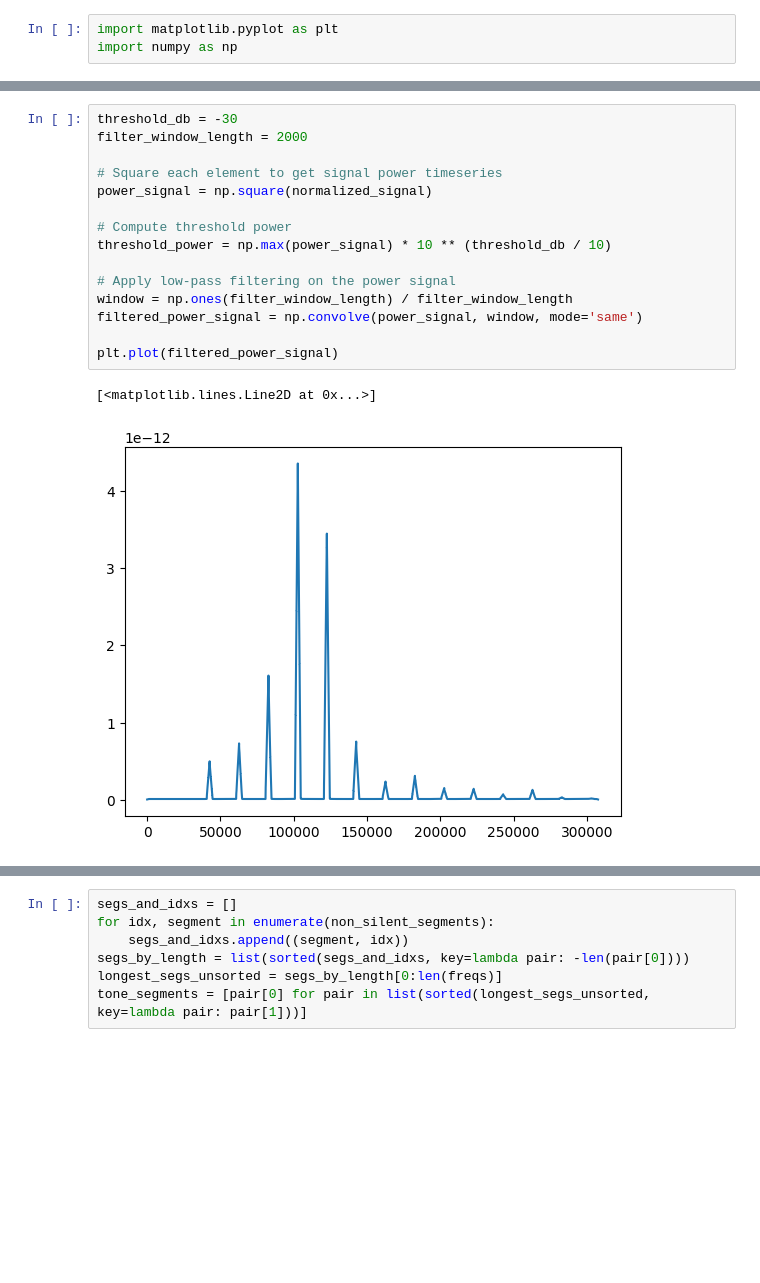
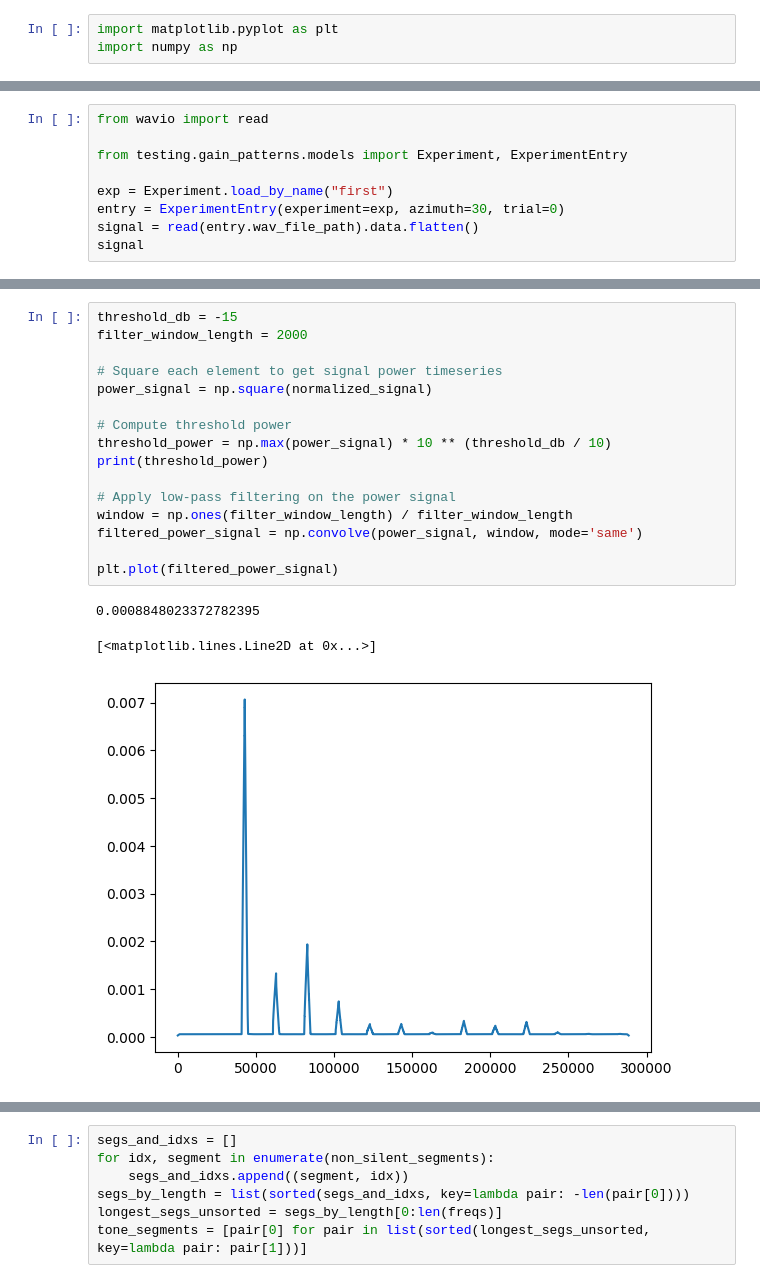
Before and after one commit to idreyn/bloops, a Jupyter notebook: testing/gain_patterns/test.ipynb, the cells around one changed output, grey strips where cells are left out. Saved outputs shown, nothing was run; the diff lists cells and outputs as text; blank space fills up the shorter version.

Commit message:
more gain pattern measurement code

```diff
--- a/testing/gain_patterns/test.ipynb
+++ b/testing/gain_patterns/test.ipynb
@@ -29,0 +21,9 @@ array([-237, -237, -236, ..., -237, -236, -236], dtype=int32)
+# %%
+from wavio import read
+
+from testing.gain_patterns.models import Experiment, ExperimentEntry
+
+exp = Experiment.load_by_name("first")
+entry = ExperimentEntry(experiment=exp, azimuth=30, trial=0)
+signal = read(entry.wav_file_path).data.flatten()
+signal
@@ -44,21 +53,23 @@ plt.plot(normalized_signal)
 # %%
-threshold_db = -30
+threshold_db = -15
 filter_window_length = 2000
 
 # Square each element to get signal power timeseries
 power_signal = np.square(normalized_signal)
 
 # Compute threshold power
 threshold_power = np.max(power_signal) * 10 ** (threshold_db / 10)
+print(threshold_power)
 
 # Apply low-pass filtering on the power signal
 window = np.ones(filter_window_length) / filter_window_length
 filtered_power_signal = np.convolve(power_signal, window, mode='same')
 
 plt.plot(filtered_power_signal)
 # %% [output]
-[<matplotlib.lines.Line2D at 0x...>]
+0.0008848023372782395
+[<matplotlib.lines.Line2D at 0x...>]
-[figure, old version]
+[figure, new version]
 # %%
 # Map each element to 0 or 1 based on threshold
 thresholded_signal = (filtered_power_signal > threshold_power).astype(int)
```
Also changed, not shown: parts of 6 cells of this notebook, 6 other files.
